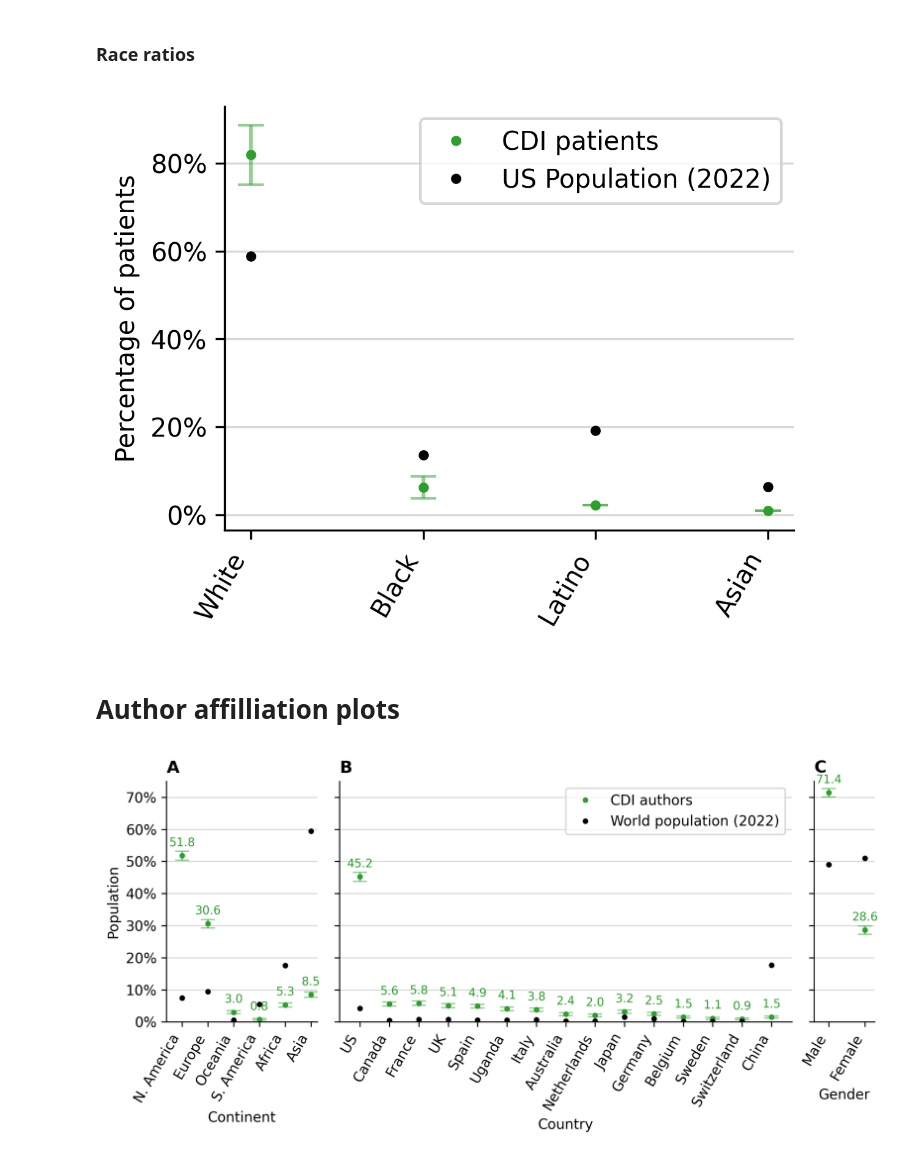
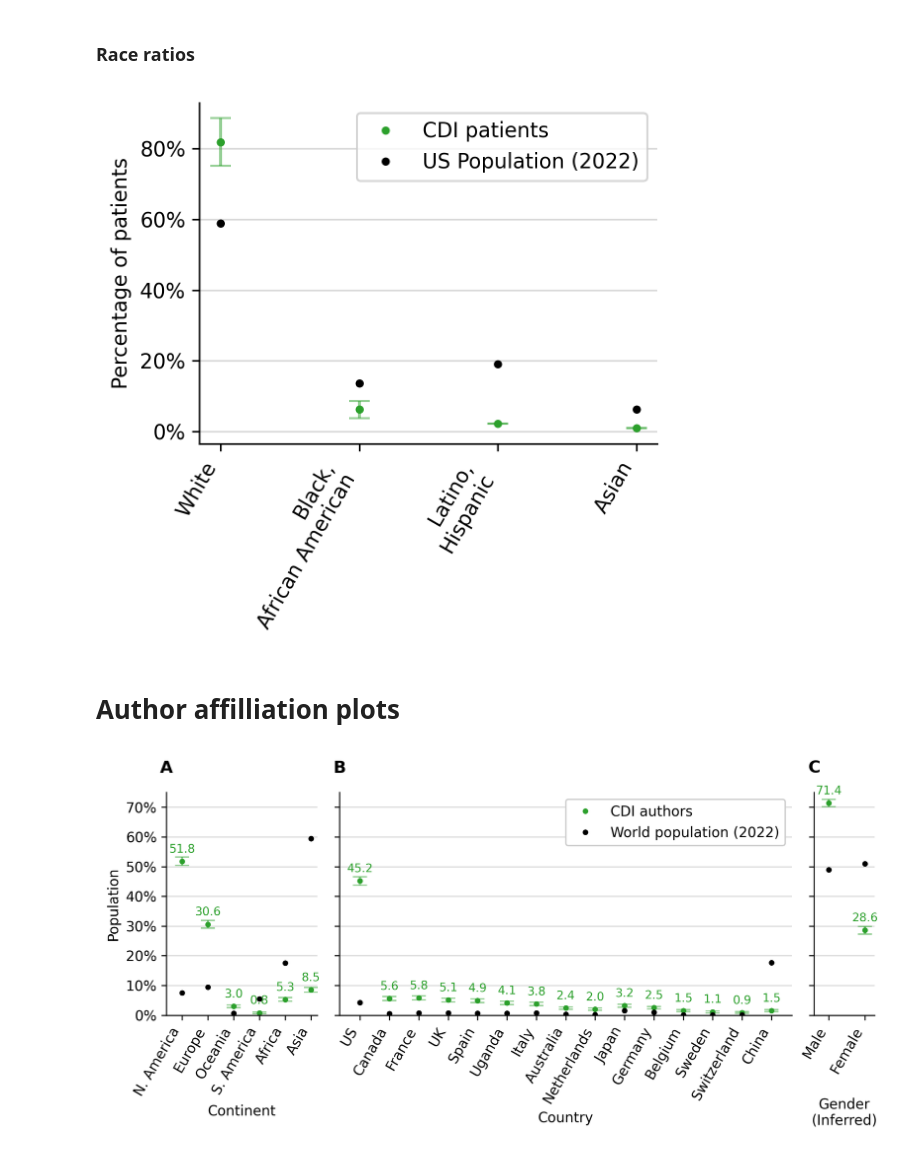
Before and after one commit to csinva/clinical-rule-analysis, a Jupyter notebook: notebooks/04_demographics_plots.ipynb, the cells around one changed output. Saved outputs shown, nothing was run; the diff lists cells and outputs as text; code cells hidden in the pictures.

```diff
--- a/notebooks/04_demographics_plots.ipynb
+++ b/notebooks/04_demographics_plots.ipynb
@@ -174,35 +176,35 @@ for i, (k, v) in enumerate(vals_dict.items()):
 
     # plt.plot(np.random.normal(i, 0.05, len(v)), v, 'o', alpha=0.5, color='C2', ms=2, **kwargs)
     plt.plot(i, np.median(v), "o", color="C2", ms=3, **kwargs)  # , ms=3)
     plt.errorbar(
         i,
         np.median(v),
         yerr=np.std(v) / np.sqrt(len(v)),
         color="C2",
         capsize=5,
         alpha=0.5,
     )  # , ms=3)
 
     if i == len(vals_dict) - 1:
         kwargs["label"] = "US Population (2022)"
     # plot census
     val = CENSUS_NUMS[list(CENSUS_NUMS.keys())[i]]
     plt.plot(i, val, "o", color="black", ms=3, **kwargs)  # , ms=3)
 
 
 plt.legend()
 plt.xticks(
-    labels=["White", "Black", "Latino", "Asian"],
+    labels=["White", "Black,\nAfrican American", "Latino,\nHispanic", "Asian"],
     ticks=range(4),
     rotation=60,
     ha="right",
 )
 plt.yticks(ticks=range(0, 100, 20), labels=[f"{t}%" for t in range(0, 100, 20)])
 plt.ylabel("Percentage of patients")
 plt.grid(axis="y", alpha=0.5)
 plt.show()
 # %% [output]
-[figure, old version]
+[figure, new version]
 # %% [markdown]
 # Author affilliation plots
 # %%
@@ -262,7 +264,7 @@ def make_plot(tab, ax):
 
 # fig = plt.figure(figsize=(9, 3), dpi=300)
 f, axes = plt.subplots(1, 3, gridspec_kw={'width_ratios': [1, 3, 0.4]}, dpi=300, figsize=(8, 4))
-tits = ['Continent', 'Country', 'Gender']
+tits = ['Continent', 'Country', '\nGender\n(Inferred)']
 for i, k in enumerate(['continents', 'countries', 'gender']):
     ax = axes[i]
     # plt.subplot(1, 3, i + 1, width_ratios=[1, 2, 1])
@@ -283,11 +285,13 @@ for i, k in enumerate(['continents', 'countries', 'gender']):
         # ax.set_yticks([])
         ax.set_yticklabels([])
 
-    ax.set_title('ABC'[i], loc='left', fontweight='bold')
+    ax.set_title('ABC'[i], x=0, y=1.05, fontweight='bold')
 
     if i == 1:
         # plt.legend(loc="center left", bbox_to_anchor=(1, 0.5), ncol=1)
-        ax.legend()
+
+        # set legend background to white with no transparency
+        ax.legend(facecolor='w', framealpha=1)
 
     if i == 0:
         ax.set_xlim(left=-0.6)
@@ -306,4 +310,4 @@ for i, k in enumerate(['continents', 'countries', 'gender']):
 plt.tight_layout()
 plt.subplots_adjust(wspace=0.1)
 # %% [output]
-[figure, old version]
+[figure, new version]
```
Also changed, not shown: parts of 1 cell of this notebook, 11 other files.
